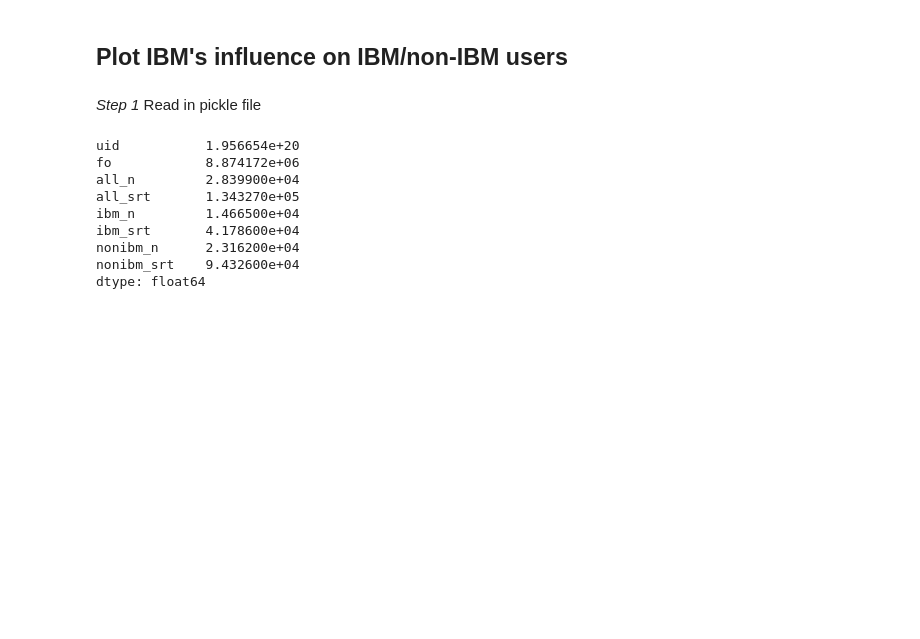
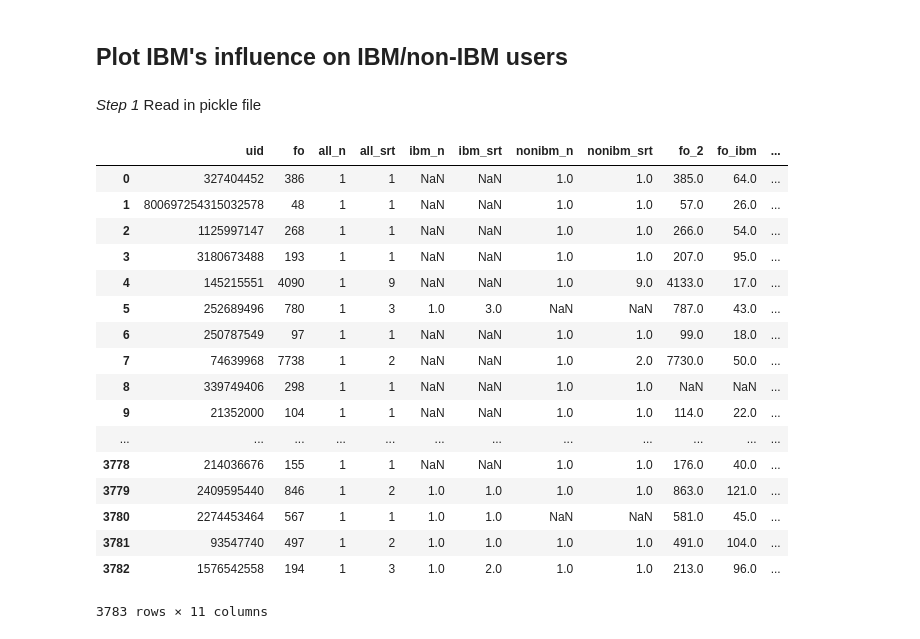
Before and after one commit to adamwang0705/ibm_tweets-analysis, a Jupyter notebook: develop/20170507-compare_influence_inside_outside.ipynb, the cells around one changed output. Drawn from its saved outputs; the diff is of its cells as text; code cells hidden in the pictures; blank space fills up the shorter version.

```diff
--- a/develop/20170507-compare_influence_inside_outside.ipynb
+++ b/develop/20170507-compare_influence_inside_outside.ipynb
@@ -536,0 +759,34 @@ Done
+# %%
+"""
+Merge IBM_INFLUENCE_PKL and part of SIMPLE_INFLUENCE_PKL
+to get number of native tweets authored by each IBM user
+"""
+if 0 == 1:
+    df_influence = pd.read_pickle(IBM_INFLUENCE_PKL)
+    df_simple_inf = pd.read_pickle(SIMPLE_INFLUENCE_PKL)
+
+    '''
+    Slice out needed info from simple inf pickle
+    '''
+#     df_tmp = df_simple_inf[['uid', 'fo', 'n_n', 'n_src']]
+#     column_names = {'uid': 'uid',
+#                     'fo': 'fo_check',
+#                     'n_n': 'native_n',
+#                     'n_src': 'all_srt_check'}
+#     df_tmp = df_tmp.rename(columns=column_names)
+
+    df_tmp = df_simple_inf[['uid', 'n_n']]
+    column_names = {'uid': 'uid',
+                    'n_n': 'native_n'}
+    df_tmp = df_tmp.rename(columns=column_names)
+
+    '''
+    Merge
+    '''
+    df = pd.merge(df_influence, df_tmp, on = 'uid', how='left')
+
+    '''
+    Use pandas built-in pickle function
+    '''
+    df.to_pickle(IBM_INFLUENCE_PKL)
+    print('Done')
@@ -544,12 +802,21 @@ if 1 == 1:
 # %%
-df.sum()
+df
 # %% [output]
+|  | uid | fo | all_n | all_srt | ibm_n | ibm_srt | nonibm_n | nonibm_srt | fo_2 | fo_ibm | ... |
+| 0 | 327404452 | 386 | 1 | 1 | NaN | NaN | 1.0 | 1.0 | 385.0 | 64.0 | ... |
+| 1 | 800697254315032578 | 48 | 1 | 1 | NaN | NaN | 1.0 | 1.0 | 57.0 | 26.0 | ... |
+| 2 | 1125997147 | 268 | 1 | 1 | NaN | NaN | 1.0 | 1.0 | 266.0 | 54.0 | ... |
+| 3 | 3180673488 | 193 | 1 | 1 | NaN | NaN | 1.0 | 1.0 | 207.0 | 95.0 | ... |
+| 4 | 145215551 | 4090 | 1 | 9 | NaN | NaN | 1.0 | 9.0 | 4133.0 | 17.0 | ... |
+| 5 | 252689496 | 780 | 1 | 3 | 1.0 | 3.0 | NaN | NaN | 787.0 | 43.0 | ... |
+| 6 | 250787549 | 97 | 1 | 1 | NaN | NaN | 1.0 | 1.0 | 99.0 | 18.0 | ... |
+| 7 | 74639968 | 7738 | 1 | 2 | NaN | NaN | 1.0 | 2.0 | 7730.0 | 50.0 | ... |
+| 8 | 339749406 | 298 | 1 | 1 | NaN | NaN | 1.0 | 1.0 | NaN | NaN | ... |
+| 9 | 21352000 | 104 | 1 | 1 | NaN | NaN | 1.0 | 1.0 | 114.0 | 22.0 | ... |
+| ... | ... | ... | ... | ... | ... | ... | ... | ... | ... | ... | ... |
+| 3778 | 214036676 | 155 | 1 | 1 | NaN | NaN | 1.0 | 1.0 | 176.0 | 40.0 | ... |
+| 3779 | 2409595440 | 846 | 1 | 2 | 1.0 | 1.0 | 1.0 | 1.0 | 863.0 | 121.0 | ... |
+| 3780 | 2274453464 | 567 | 1 | 1 | 1.0 | 1.0 | NaN | NaN | 581.0 | 45.0 | ... |
+| 3781 | 93547740 | 497 | 1 | 2 | 1.0 | 1.0 | 1.0 | 1.0 | 491.0 | 104.0 | ... |
+| 3782 | 1576542558 | 194 | 1 | 3 | 1.0 | 2.0 | 1.0 | 1.0 | 213.0 | 96.0 | ... |
-uid           1.956654e+20
-fo            8.874172e+06
-all_n         2.839900e+04
-all_srt       1.343270e+05
-ibm_n         1.466500e+04
-ibm_srt       4.178600e+04
-nonibm_n      2.316200e+04
-nonibm_srt    9.432600e+04
-dtype: float64
+3783 rows × 11 columns
```
Also changed, not shown: parts of 27 cells of this notebook, 13 other files.
